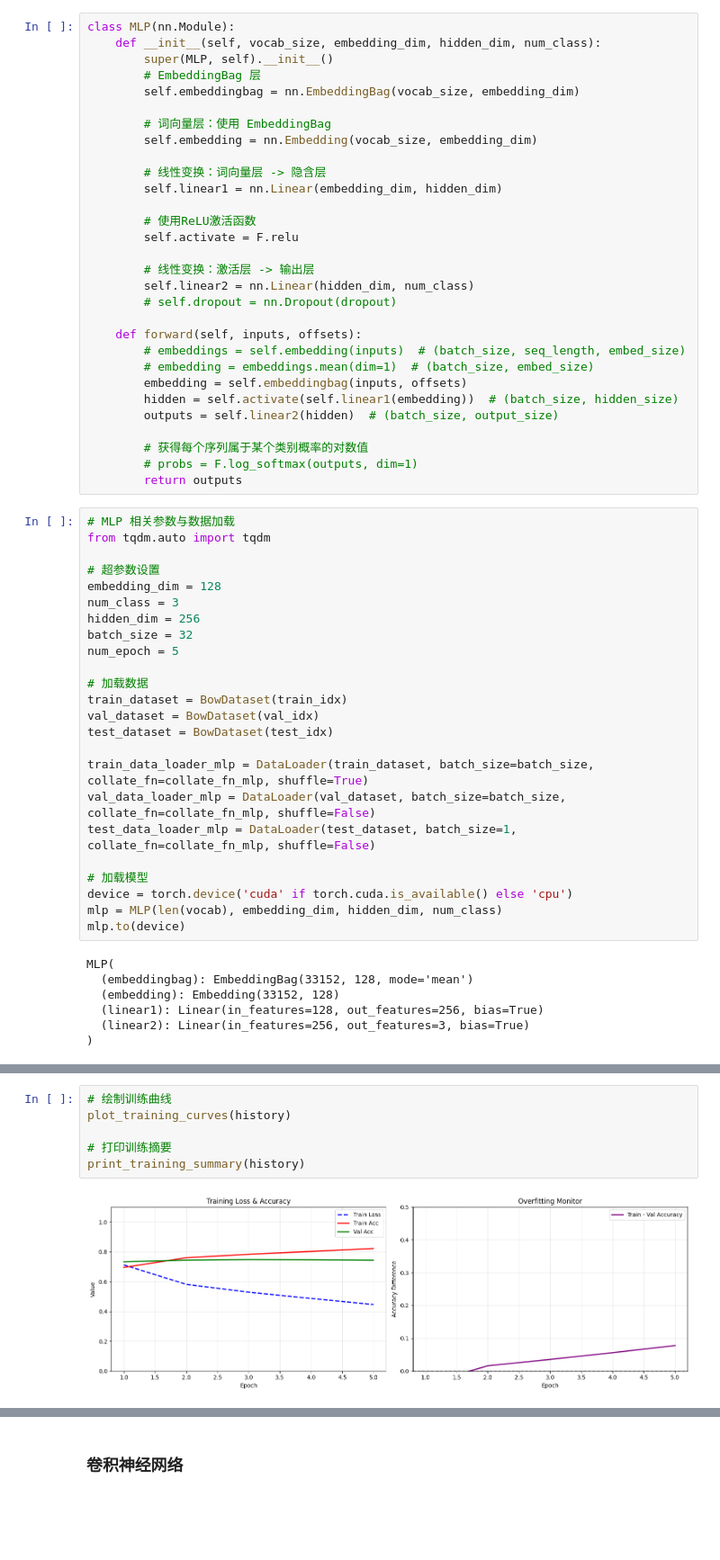
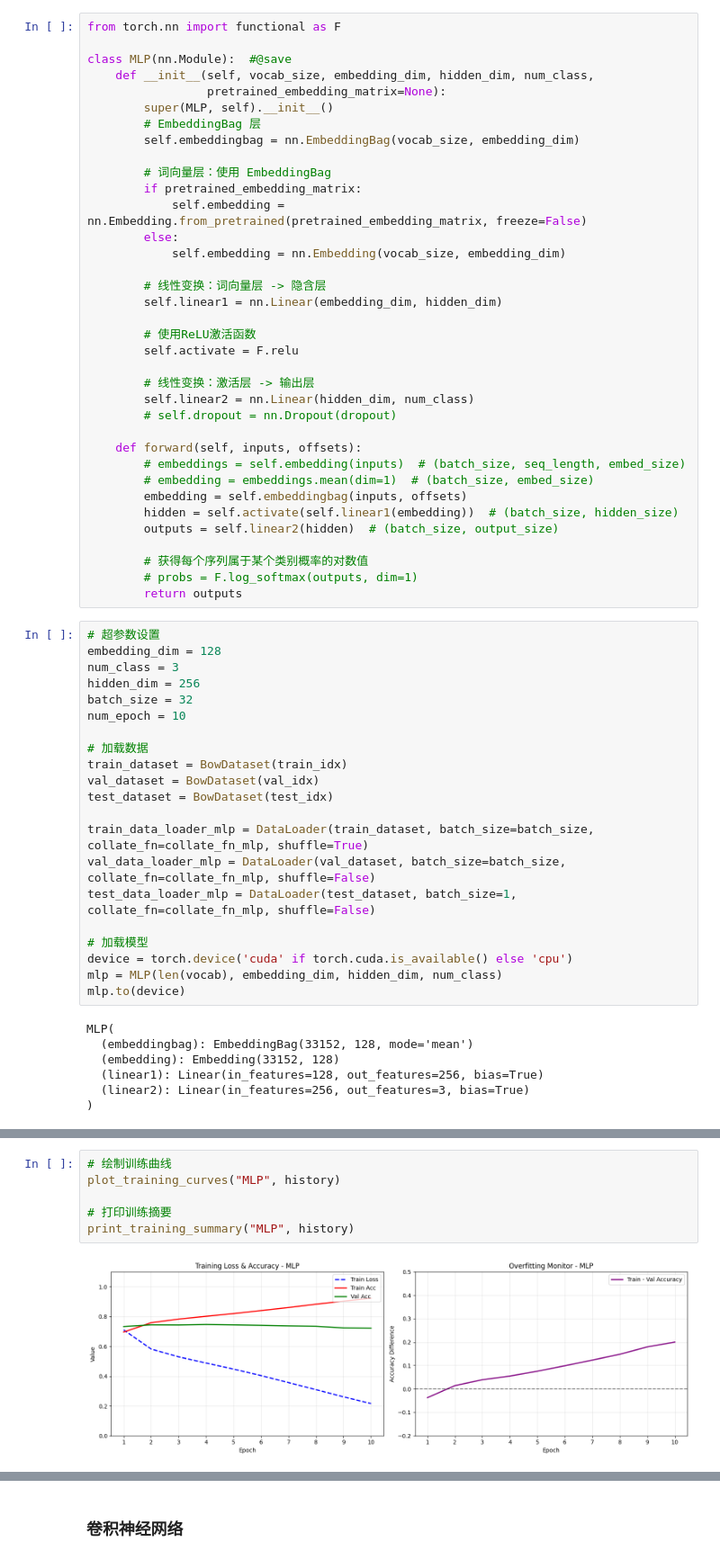
Before and after one commit to YoruRain/Sentiment-Classification-Based-on-Weibo-Texts, a Jupyter notebook: 04Implement.ipynb, the cells around one changed output, grey strips where cells are left out. Shown at 90% size. Cells and saved outputs as stored; diff of their text form; blank space fills up the shorter version.

```diff
--- a/04Implement.ipynb
+++ b/04Implement.ipynb
@@ -477,14 +589,20 @@ def collate_fn_mlp(batch):
 
     return inputs, offsets, targets
 # %%
-class MLP(nn.Module):
-    def __init__(self, vocab_size, embedding_dim, hidden_dim, num_class):
+from torch.nn import functional as F
+
+class MLP(nn.Module):  #@save
+    def __init__(self, vocab_size, embedding_dim, hidden_dim, num_class,
+                 pretrained_embedding_matrix=None):
         super(MLP, self).__init__()
         # EmbeddingBag 层
         self.embeddingbag = nn.EmbeddingBag(vocab_size, embedding_dim)
 
         # 词向量层：使用 EmbeddingBag
-        self.embedding = nn.Embedding(vocab_size, embedding_dim)
+        if pretrained_embedding_matrix:
+            self.embedding = nn.Embedding.from_pretrained(pretrained_embedding_matrix, freeze=False)
+        else:
+            self.embedding = nn.Embedding(vocab_size, embedding_dim)
 
         # 线性变换：词向量层 -> 隐含层
         self.linear1 = nn.Linear(embedding_dim, hidden_dim)
@@ -507,15 +625,12 @@ class MLP(nn.Module):
         # probs = F.log_softmax(outputs, dim=1)
         return outputs
 # %%
-# MLP 相关参数与数据加载
-from tqdm.auto import tqdm
-
 # 超参数设置
 embedding_dim = 128
 num_class = 3
 hidden_dim = 256
 batch_size = 32
-num_epoch = 5
+num_epoch = 10
 
 # 加载数据
 train_dataset = BowDataset(train_idx)
@@ -593,11 +732,11 @@ weighted avg     0.7363    0.7433    0.7388     49029
 # %%
 # 绘制训练曲线
-plot_training_curves(history)
+plot_training_curves("MLP", history)
 
 # 打印训练摘要
-print_training_summary(history)
+print_training_summary("MLP", history)
 # %% [output]
-[figure, old version]
+[figure, new version]
 ============================================================
 TRAINING SUMMARY
 ============================================================
```
Also changed, not shown: parts of 28 cells of this notebook, 3 other files.
